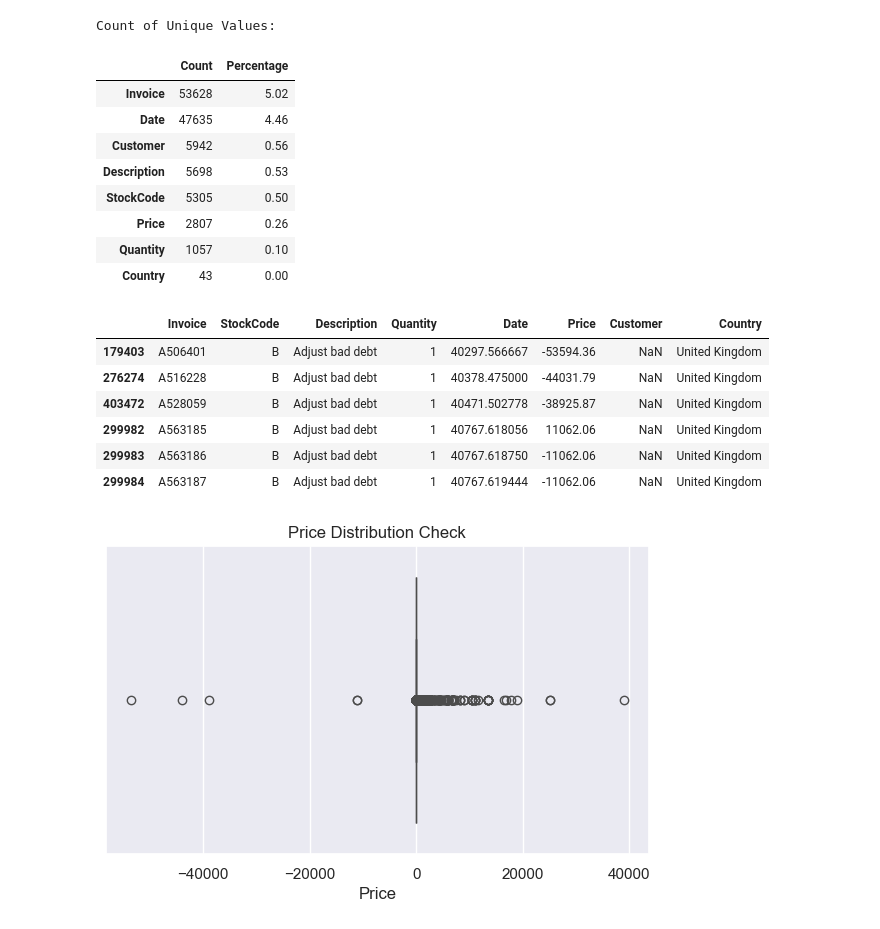
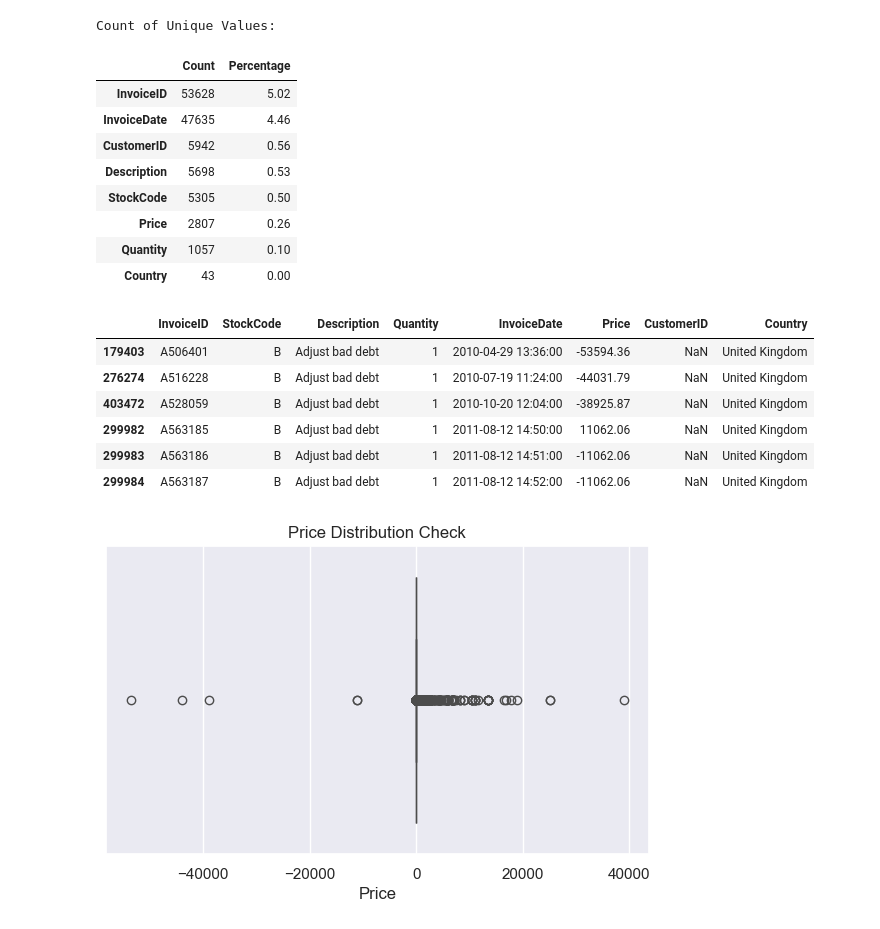
Before and after one commit to hansdarmawann/online-retail-ii-wrangling-1, a Jupyter notebook: notebooks/code.ipynb, the cells around one changed output. Drawn from its saved outputs; the diff is of its cells as text; code cells hidden in the pictures.

```diff
--- a/notebooks/code.ipynb
+++ b/notebooks/code.ipynb
@@ -1,9 +1,9 @@
 # %%
 import pandas as pd
 # %%
-real_df_1 = pd.read_excel('../datasets/online_retail_II.xlsb', sheet_name='Year 2009-2010')
+real_df_1 = pd.read_csv('../datasets/online_retail_ii_2009-2010.csv.zstd', compression='zstd', sep=';')
 # %%
-real_df_2 = pd.read_excel('../datasets/online_retail_II.xlsb', sheet_name= 'Year 2010-2011')
+real_df_2 = pd.read_csv('../datasets/online_retail_ii_2010-2011.csv.zstd', compression='zstd', sep=';')
 # %%
 real_df = pd.concat([real_df_1, real_df_2])
 # %%
@@ -51,7 +51,7 @@ df.describe(include='all')
 # %%
 df = df.rename(columns={
-    'Customer ID': 'Customer',
-    'InvoiceDate': 'Date'
+    'Customer ID': 'CustomerID',
+    'Invoice': 'InvoiceID',
 })
 df
 # %% [output]
@@ -111,29 +111,29 @@ nunique_counts
 # %% [output]
 Count of Unique Values:
 |  | Count | Percentage |
-| Invoice | 53628 | 5.02 |
-| Date | 47635 | 4.46 |
-| Customer | 5942 | 0.56 |
+| InvoiceID | 53628 | 5.02 |
+| InvoiceDate | 47635 | 4.46 |
+| CustomerID | 5942 | 0.56 |
 | Description | 5698 | 0.53 |
 | StockCode | 5305 | 0.50 |
 | Price | 2807 | 0.26 |
 | Quantity | 1057 | 0.10 |
 | Country | 43 | 0.00 |
 # %%
-df_alpha = df[df['Invoice'].astype(str).str.contains(r'[A-Za-z]', regex=True)]
-df_alpha['Invoice'].unique()[:20]
+df_alpha = df[df['InvoiceID'].astype(str).str.contains(r'[A-Za-z]', regex=True)]
+df_alpha['InvoiceID'].unique()[:20]
 
 
-df_alpha['Invoice'].astype(str).str[0].value_counts()
-df[df['Invoice'].astype(str).str.startswith('A')]
+df_alpha['InvoiceID'].astype(str).str[0].value_counts()
+df[df['InvoiceID'].astype(str).str.startswith('A')]
 # %% [output]
-|  | Invoice | StockCode | Description | Quantity | Date | Price | Customer | Country |
-| 179403 | A506401 | B | Adjust bad debt | 1 | 40297.566667 | -53594.36 | NaN | United Kingdom |
-| 276274 | A516228 | B | Adjust bad debt | 1 | 40378.475000 | -44031.79 | NaN | United Kingdom |
-| 403472 | A528059 | B | Adjust bad debt | 1 | 40471.502778 | -38925.87 | NaN | United Kingdom |
-| 299982 | A563185 | B | Adjust bad debt | 1 | 40767.618056 | 11062.06 | NaN | United Kingdom |
-| 299983 | A563186 | B | Adjust bad debt | 1 | 40767.618750 | -11062.06 | NaN | United Kingdom |
-| 299984 | A563187 | B | Adjust bad debt | 1 | 40767.619444 | -11062.06 | NaN | United Kingdom |
+|  | InvoiceID | StockCode | Description | Quantity | InvoiceDate | Price | CustomerID | Country |
+| 179403 | A506401 | B | Adjust bad debt | 1 | 2010-04-29 13:36:00 | -53594.36 | NaN | United Kingdom |
+| 276274 | A516228 | B | Adjust bad debt | 1 | 2010-07-19 11:24:00 | -44031.79 | NaN | United Kingdom |
+| 403472 | A528059 | B | Adjust bad debt | 1 | 2010-10-20 12:04:00 | -38925.87 | NaN | United Kingdom |
+| 299982 | A563185 | B | Adjust bad debt | 1 | 2011-08-12 14:50:00 | 11062.06 | NaN | United Kingdom |
+| 299983 | A563186 | B | Adjust bad debt | 1 | 2011-08-12 14:51:00 | -11062.06 | NaN | United Kingdom |
+| 299984 | A563187 | B | Adjust bad debt | 1 | 2011-08-12 14:52:00 | -11062.06 | NaN | United Kingdom |
 # %%
 import seaborn as sns
 sns.set_theme()
```
Also changed, not shown: parts of 14 cells of this notebook, 4 other files.
